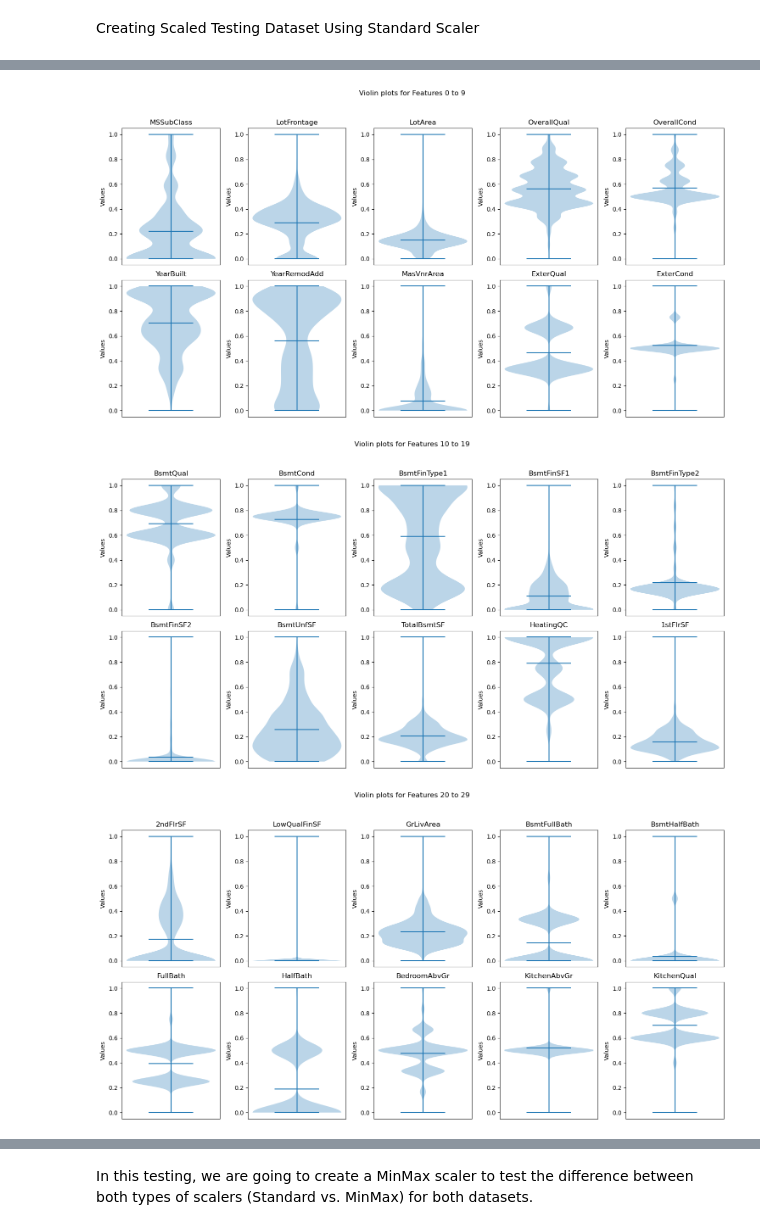
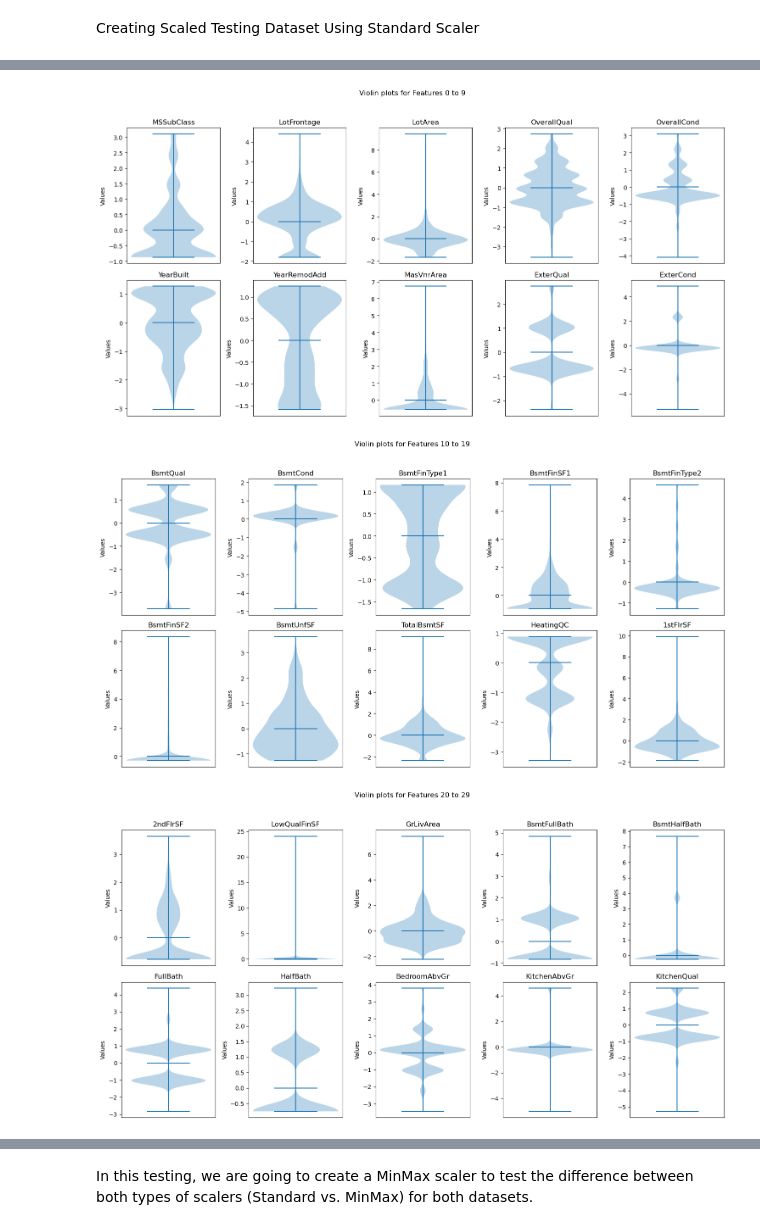
Before and after one commit to Thet-Wai-123/Capstone-Project, a Jupyter notebook: House Prices Regression.ipynb, the cells around one changed output, grey strips where cells are left out. Cells and saved outputs as stored; diff of their text form; code cells hidden in the pictures.

```diff
--- a/House Prices Regression.ipynb
+++ b/House Prices Regression.ipynb
@@ -415,7 +415,7 @@ num_figures = len(scaled_df_Standard_training.columns[0:42]) // 10
 for i in range(num_figures):
     start_col = i * 10
     end_col = start_col + 10
-    chunk = scaled_df_MinMax_testing.iloc[:, start_col:end_col]
+    chunk = scaled_df_Standard_training.iloc[:, start_col:end_col]
 
     plt.figure(figsize = (15,8))
     for j, column in enumerate(chunk.columns):
@@ -455,21 +455,21 @@ scaled_df_Standard_testing.sample(5)
 # %%
 num_figures = len(scaled_df_Standard_testing.columns[0:42]) // 10
 for i in range(num_figures):
     start_col = i * 10
     end_col = start_col + 10
-    chunk = scaled_df_MinMax_testing.iloc[:, start_col:end_col]
+    chunk = scaled_df_Standard_testing.iloc[:, start_col:end_col]
 
     plt.figure(figsize = (15,8))
     for j, column in enumerate(chunk.columns):
         plt.subplot(2,5,j+1)
         plt.violinplot(chunk[column],showmeans=True)
         plt.title(column)
         plt.xticks([])
         plt.ylabel('Values')
     plt.suptitle(f'Violin plots for Features {start_col} to {end_col -1 }')
     plt.tight_layout(rect=[0,0,1,0.95])
     plt.show()
 # %% [output]
-[figure, old version]
+[figure, new version]
-[figure, old version]
+[figure, new version]
-[figure, old version]
+[figure, new version]
```
Also changed, not shown: parts of 20 cells of this notebook, 2 other files.
